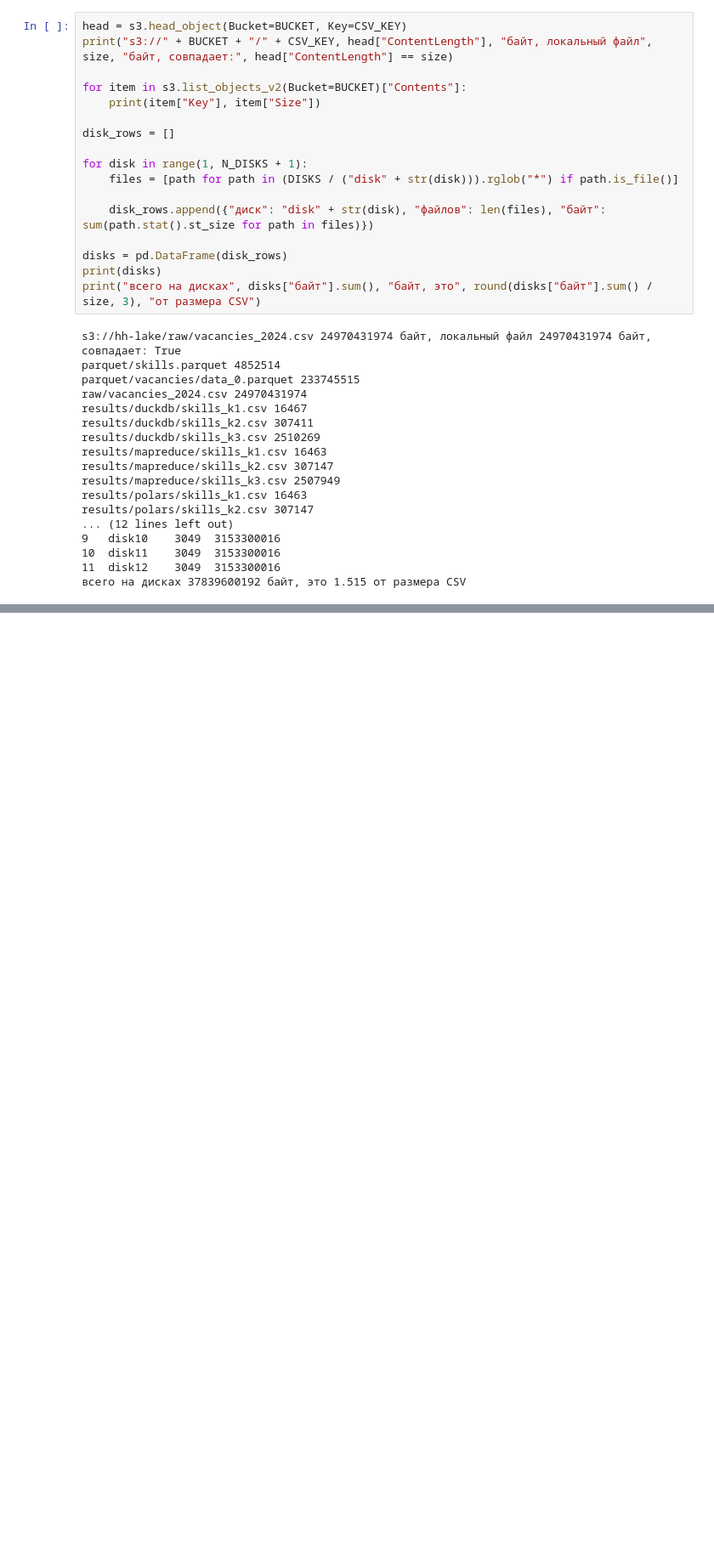
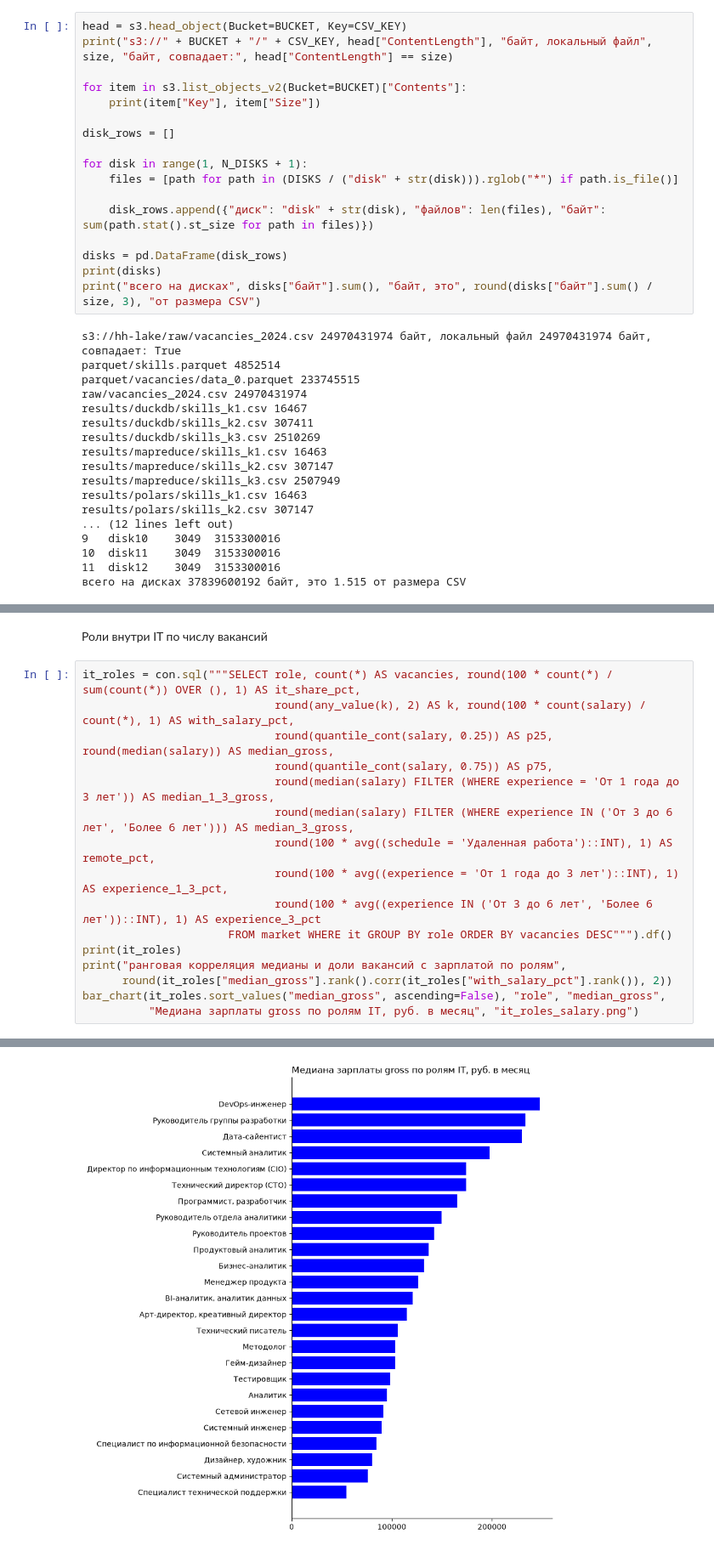
Before and after one commit to shlaapnik/EngData, a Jupyter notebook: MapReduce/mapreduce.ipynb, the cells around one changed output, grey strips where cells are left out. Shown at 85% size. Drawn from its saved outputs; the diff is of its cells as text; blank space fills up the shorter version.

```diff
--- a/MapReduce/mapreduce.ipynb
+++ b/MapReduce/mapreduce.ipynb
@@ -259,0 +484,19 @@ results/polars/skills_k2.csv 307147
+# %% [markdown]
+Роли внутри IT по числу вакансий
+# %%
+it_roles = con.sql("""SELECT role, count(*) AS vacancies, round(100 * count(*) / sum(count(*)) OVER (), 1) AS it_share_pct,
+                             round(any_value(k), 2) AS k, round(100 * count(salary) / count(*), 1) AS with_salary_pct,
+                             round(quantile_cont(salary, 0.25)) AS p25, round(median(salary)) AS median_gross,
+                             round(quantile_cont(salary, 0.75)) AS p75,
+                             round(median(salary) FILTER (WHERE experience = 'От 1 года до 3 лет')) AS median_1_3_gross,
+                             round(median(salary) FILTER (WHERE experience IN ('От 3 до 6 лет', 'Более 6 лет'))) AS median_3_gross,
+                             round(100 * avg((schedule = 'Удаленная работа')::INT), 1) AS remote_pct,
+                             round(100 * avg((experience = 'От 1 года до 3 лет')::INT), 1) AS experience_1_3_pct,
+                             round(100 * avg((experience IN ('От 3 до 6 лет', 'Более 6 лет'))::INT), 1) AS experience_3_pct
+                      FROM market WHERE it GROUP BY role ORDER BY vacancies DESC""").df()
+print(it_roles)
+print("ранговая корреляция медианы и доли вакансий с зарплатой по ролям",
+      round(it_roles["median_gross"].rank().corr(it_roles["with_salary_pct"].rank()), 2))
+bar_chart(it_roles.sort_values("median_gross", ascending=False), "role", "median_gross",
+          "Медиана зарплаты gross по ролям IT, руб. в месяц", "it_roles_salary.png")
+# %% [output]
@@ -259,0 +520 @@ results/polars/skills_k2.csv 307147
+[figure, added]
```
Also changed, not shown: parts of 33 cells of this notebook, 7 other files.
